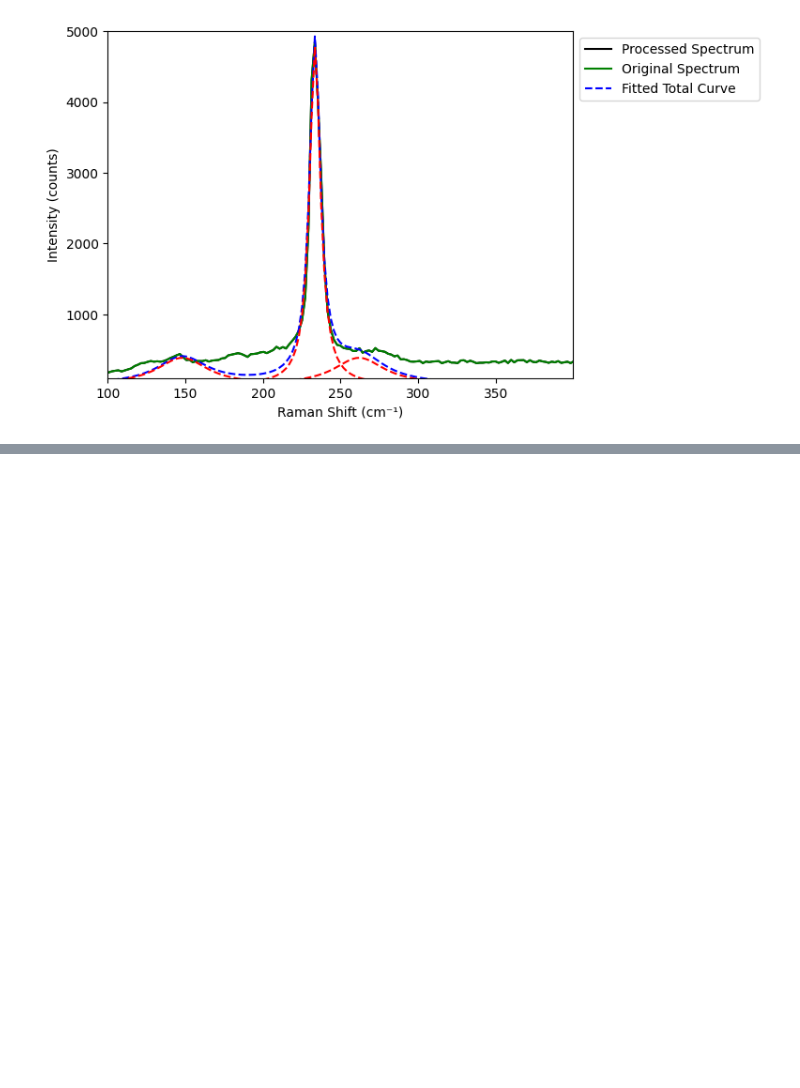
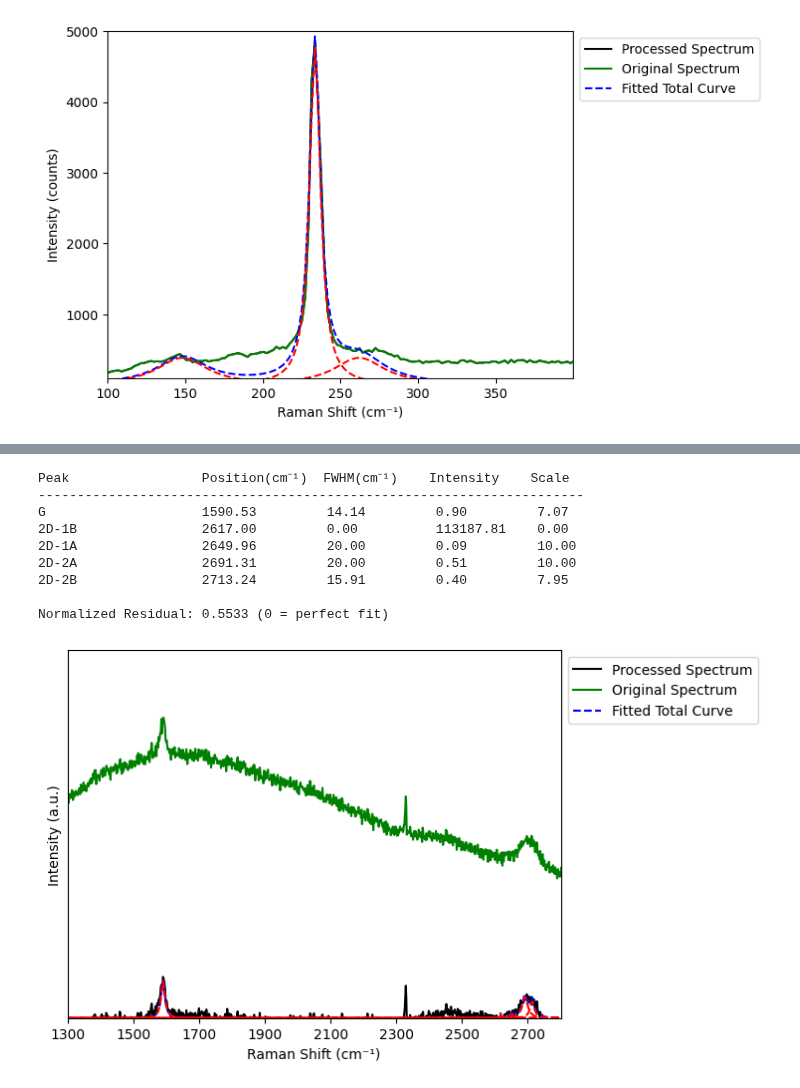
Before and after one commit to barry063/RamanPL_2D, a Jupyter notebook: example-usage/Ramanfit/Raman_component.ipynb, the cells around one changed output, grey strips where cells are left out. Cells and saved outputs as stored; diff of their text form; code cells hidden in the pictures; blank space fills up the shorter version.

```diff
--- a/example-usage/Ramanfit/Raman_component.ipynb
+++ b/example-usage/Ramanfit/Raman_component.ipynb
@@ -199,0 +212,57 @@ Normalized Residual: 0.2481 (0 = perfect fit)
+# %%
+from RamanFit import RamanFit, DataImporter
+
+# Import data from WDF file
+spectra, wavenumber = DataImporter.data_import(
+    filename='Raman Sample 532nm 2L-Graphene.txt',
+    readlines=[0, 1012]                         # Read all data lines
+)
+
+# Instantiate the RamanFit class
+raman_fit = RamanFit(spectra, wavenumber,
+                     materials=['2L-Gr'],      # Load materials; here we have "Gr" for graphene and "2L-Gr" for bilayer graphene,
+                                               # their component peaks in 2D curve differ significantly
+                     substrate=None,           # Here the sample is loaded on Cu, which has no Raman spectra due to lack of polarisablity
+                     normalize=True,           # Normalize your peak intensity, if needed
+                     background_remove=True,   # If your Raman contains needs remove background intensity, use this
+                     poly_degree=3,            # Degree of poloy nomial background, 3 means cubic polynomial
+                     smoothing=True,           # Smooth too noisy signal, only if needed
+                     smooth_order=8            # smooth_order in range 1 to 10, where 1 means the strongest smooth
+                     )
+
+# Update the fitting bounds
+bounds_dict = {
+    '2D-1B':  ([2600, 0, 0], [2620, 10, 10]),
+    '2D-1A':  ([2620, 0, 0], [2650, 10, 20]),
+    '2D-2A':  ([2650, 0, 0], [2700, 10, 20]),
+    '2D-2B':  ([2700, 0, 0], [2720, 10, 10]),
+
+}
+raman_fit.update_bounds(**bounds_dict)
+
+# Remove Unecessary peaks
+raman_fit.remove_peaks('D')             # 'D' peak around 1400 cm-1 is only needed if you think sample is doped, we remove it in this example
+
+# Perform the fitting
+params, params_cov = raman_fit.fit_spectrum()
+
+# Plot the results with an offset and scale
+xlim = [1300, 2800]
+raman_fit.plot_fit(params,                          # The Lorentzian parameters fitted
+                   offset=0, scale=1,               # Plot offset or scale of fitted curve relative to raw data
+                   x_lim=xlim, y_lim=[0,4000],      # set x-y axis limits
+
+                   # set x-axis ticks
+                   x_ticks=range(xlim[0],xlim[1],200)
+                   )
+# %% [output]
+Peak                 Position(cm⁻¹)  FWHM(cm⁻¹)    Intensity    Scale
+----------------------------------------------------------------------
+G                    1590.53         14.14         0.90         7.07
+2D-1B                2617.00         0.00          113187.81    0.00
+2D-1A                2649.96         20.00         0.09         10.00
+2D-2A                2691.31         20.00         0.51         10.00
+2D-2B                2713.24         15.91         0.40         7.95
+
+Normalized Residual: 0.5533 (0 = perfect fit)
+[figure, added]
```
Also changed, not shown: parts of 2 cells of this notebook, 6 other files.
